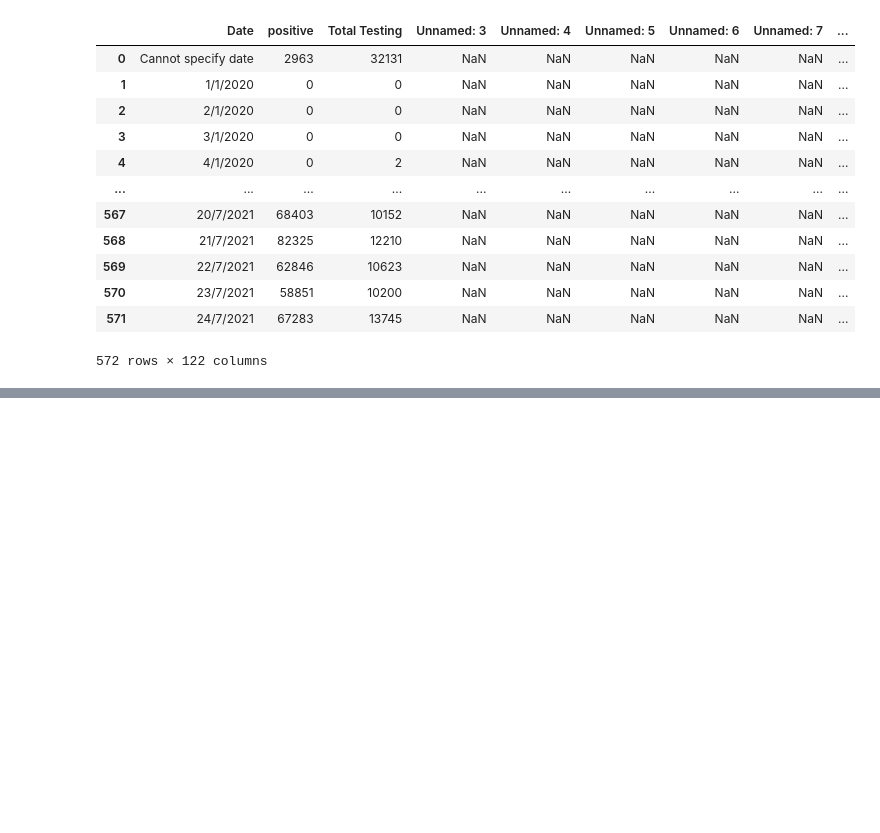
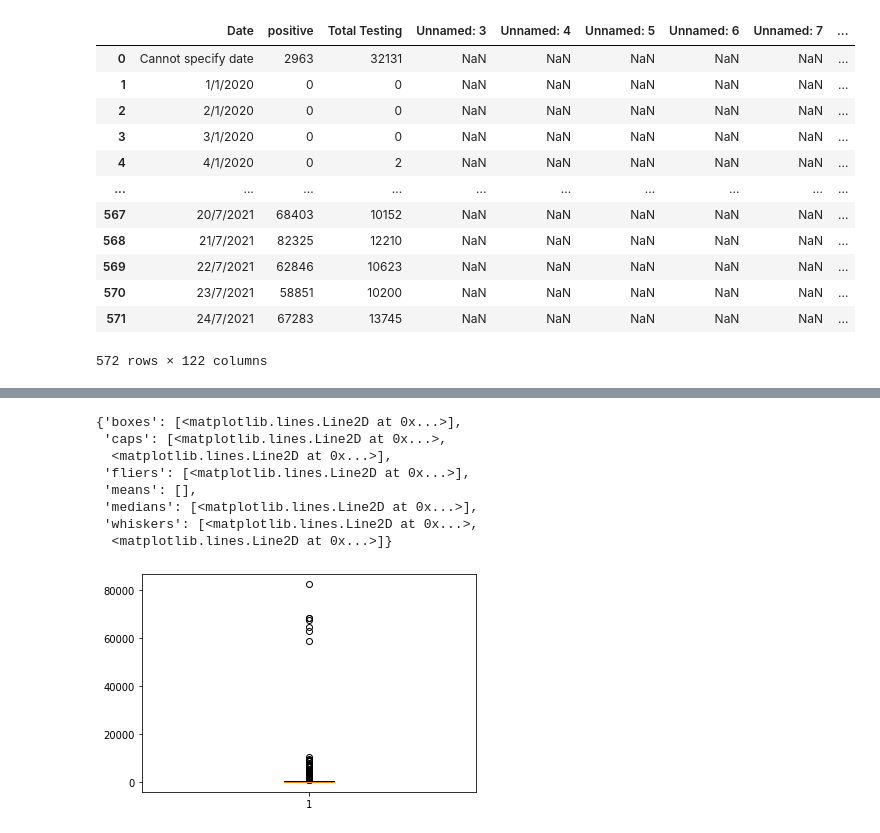
Before and after one commit to SupidchayaTangkidwanich/DWDM21, a Jupyter notebook: Data102.ipynb, the cells around one changed output, grey strips where cells are left out. Cells and saved outputs as stored; diff of their text form; code cells hidden in the pictures; blank space fills up the shorter version.

Commit message:
data exploration

```diff
--- a/Data102.ipynb
+++ b/Data102.ipynb
@@ -34,0 +53,2 @@ data
+# %%
+dataN = data.iloc[:,:3] #สร้างตัวรับ
@@ -34,0 +173,12 @@ data
+# %%
+ plt.boxplot(dataN['positive'][1:]) # ค่าค่อยๆเพิ่มทำให้ค่ากระจุกอยู่ที่เดียว
+# %% [output]
+{'boxes': [<matplotlib.lines.Line2D at 0x...>],
+ 'caps': [<matplotlib.lines.Line2D at 0x...>,
+  <matplotlib.lines.Line2D at 0x...>],
+ 'fliers': [<matplotlib.lines.Line2D at 0x...>],
+ 'means': [],
+ 'medians': [<matplotlib.lines.Line2D at 0x...>],
+ 'whiskers': [<matplotlib.lines.Line2D at 0x...>,
+  <matplotlib.lines.Line2D at 0x...>]}
+[figure, added]
```
Also changed, not shown: parts of 24 cells of this notebook.
